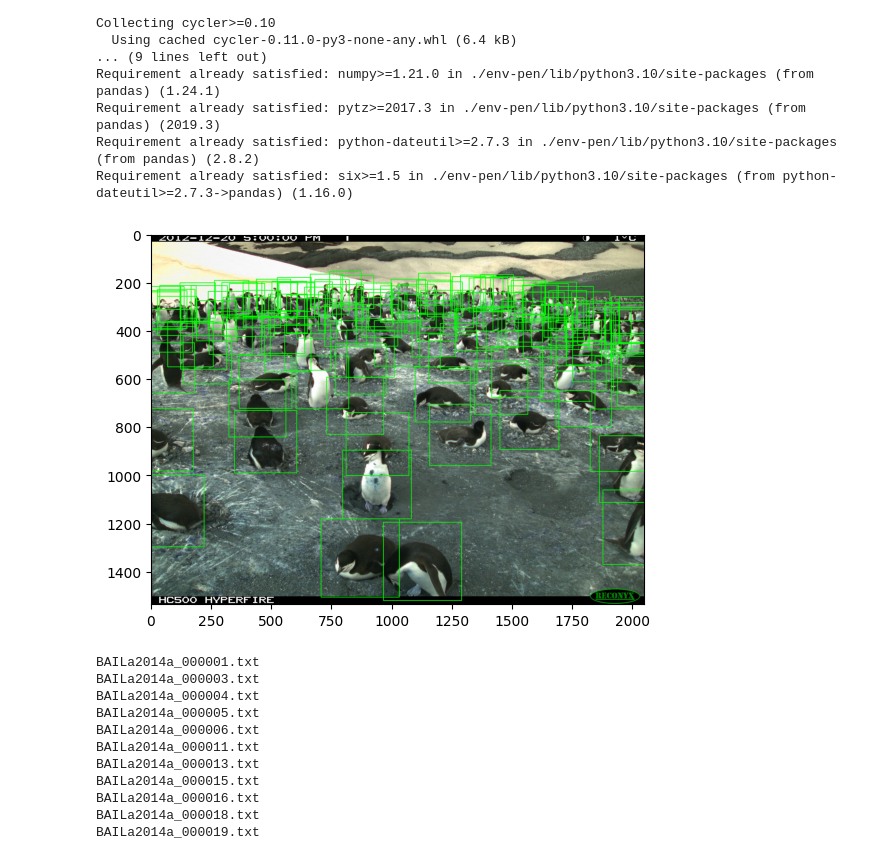
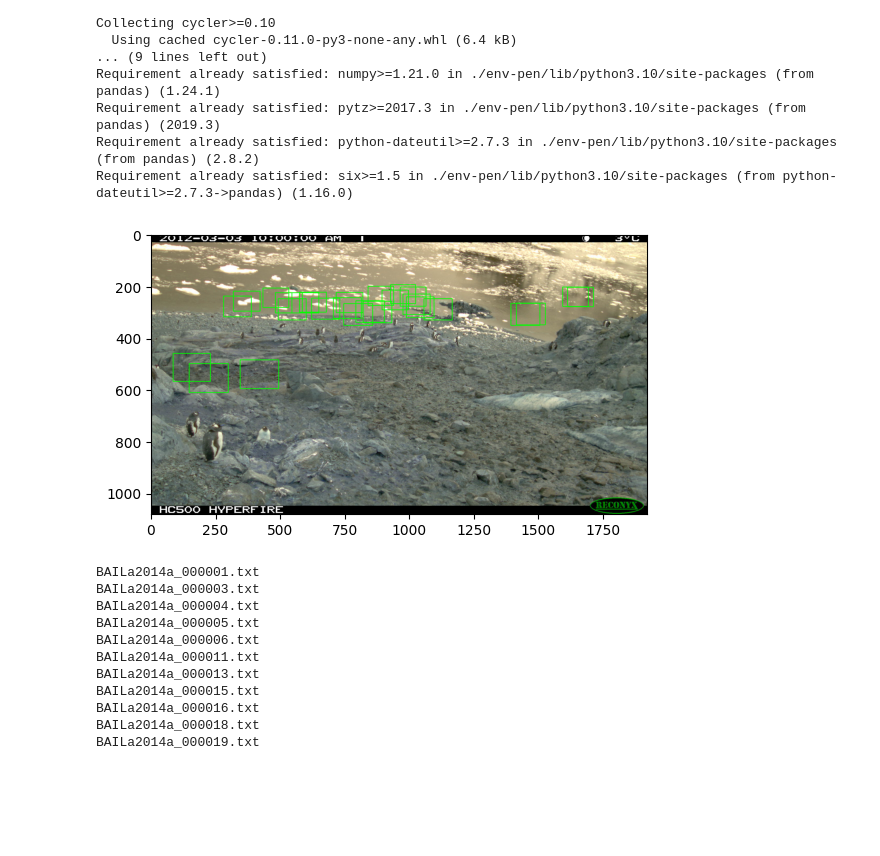
Before and after one commit to igorlemes/PenguinML, a Jupyter notebook: pre_process_labels.ipynb, the cells around one changed output. Cells and saved outputs as stored; diff of their text form; code cells hidden in the pictures; blank space fills up the shorter version.

```diff
--- a/pre_process_labels.ipynb
+++ b/pre_process_labels.ipynb
@@ -74,7 +74,7 @@ def save_labels(squares, camera_name, img_name):
         f.write('0 {} {} {} {}\n'.format(x, y, w, h))
 
 # Create a function to process the labels
-def process_labels(camera_name, img_name):
+def process_labels(camera_name, img_name, alpha=120000, beta=0.1):
     # Get the image and the labels
     recs = get_labels_and_image(camera_name, img_name)
 
@@ -105,7 +105,7 @@ def process_labels(camera_name, img_name):
                 # Get the y value of the point
                 y = j[1]
                 # Calculate the area of the square
-                area = ((y/height) + 0.1) * 120000 - 12000
+                area = ((y/height) + beta) * alpha - beta * alpha
 
                 # Save the square
                 if area > 0:
@@ -121,16 +121,29 @@ def process_labels(camera_name, img_name):
     save_labels(squares, camera_name, img_name)
     return squares
 # %%
+BAILa = 150000
+DAMOa = 200000
+GEORa = 250000
+HALFb = 300000
+HALFc = "Inacurate"
+LOCKb = "Inacurate"
+MAIVb = 50000
+MAIVc = 50000
+
+
 
 # Camera
-camera_name = 'BAILa'
+camera_name = 'NEKOa'
 # Image name
-img_name = 'BAILa2014a_000003'
+img_name = 'NEKOa2012a_000001'
 # Open Image
 img = cv2.imread(os.path.join('dataset/images', camera_name, '{}.JPG'.format(img_name)))
 
-process_labels(camera_name, img_name)
-# Open labels
+process_labels(camera_name, img_name, alpha=50*10**3, beta=0.1)
+# check if the directory exists
+if not os.path.exists(os.path.join('dataset/labels', camera_name)):
+    os.makedirs(os.path.join('dataset/labels', camera_name))
+
 labels = open(os.path.join('dataset/labels', camera_name, "{}.txt".format(img_name)),'r')
 
 # Parse labels
@@ -140,36 +153,34 @@ labels = [i.split(' ') for i in labels]
 # Get the float labels
 for i in range(len(labels)):
     if labels[i]!= '':
         for j in range(len(labels[i])):
             if labels[i][j] != '':
                 labels[i][j] = float(labels[i][j])
 # print(labels)
 
 # Transform from percentage to pixels
 # Get the height and width of the image
 height, width, _ = img.shape
 # Transform the labels
 squares = []
 for i in labels:
     if i != [] and i != ['']:
         squares.append([i[1] / 100 * width, i[2] / 100 * height, i[3] / 100 * width , i[4]/ 100 * height])
 
 # Draw the squares
 for i in squares:
     x1 = int(i[0] + i[2]/2)
     y1 = int(i[1] + i[3]/2)
     x2 = int(i[0] - i[2]/2)
     y2 = int(i[1] - i[3]/2)
 
     cv2.rectangle(img, (x1, y1), (x2, y2), (0, 255, 0), 2)
 
 # # Show the image
 plt.imshow(img)
 plt.show()
-
-# print(img.shape)
 # %% [output]
-[figure, old version]
+[figure, new version]
 # %%
 # make a list of all the images in the dataset
 # for each label file, get the image name
```
Also changed, not shown: 3 other files.
